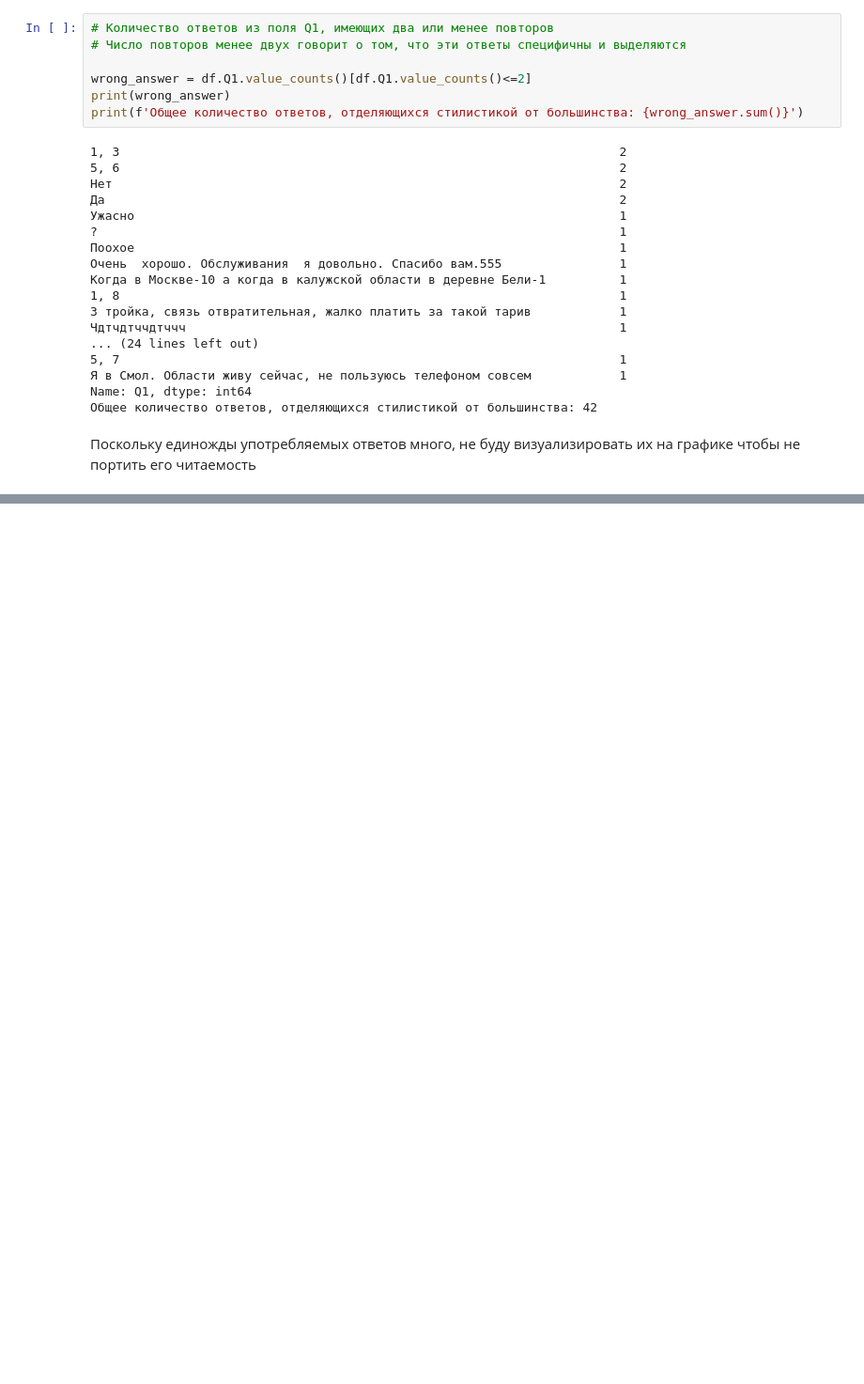
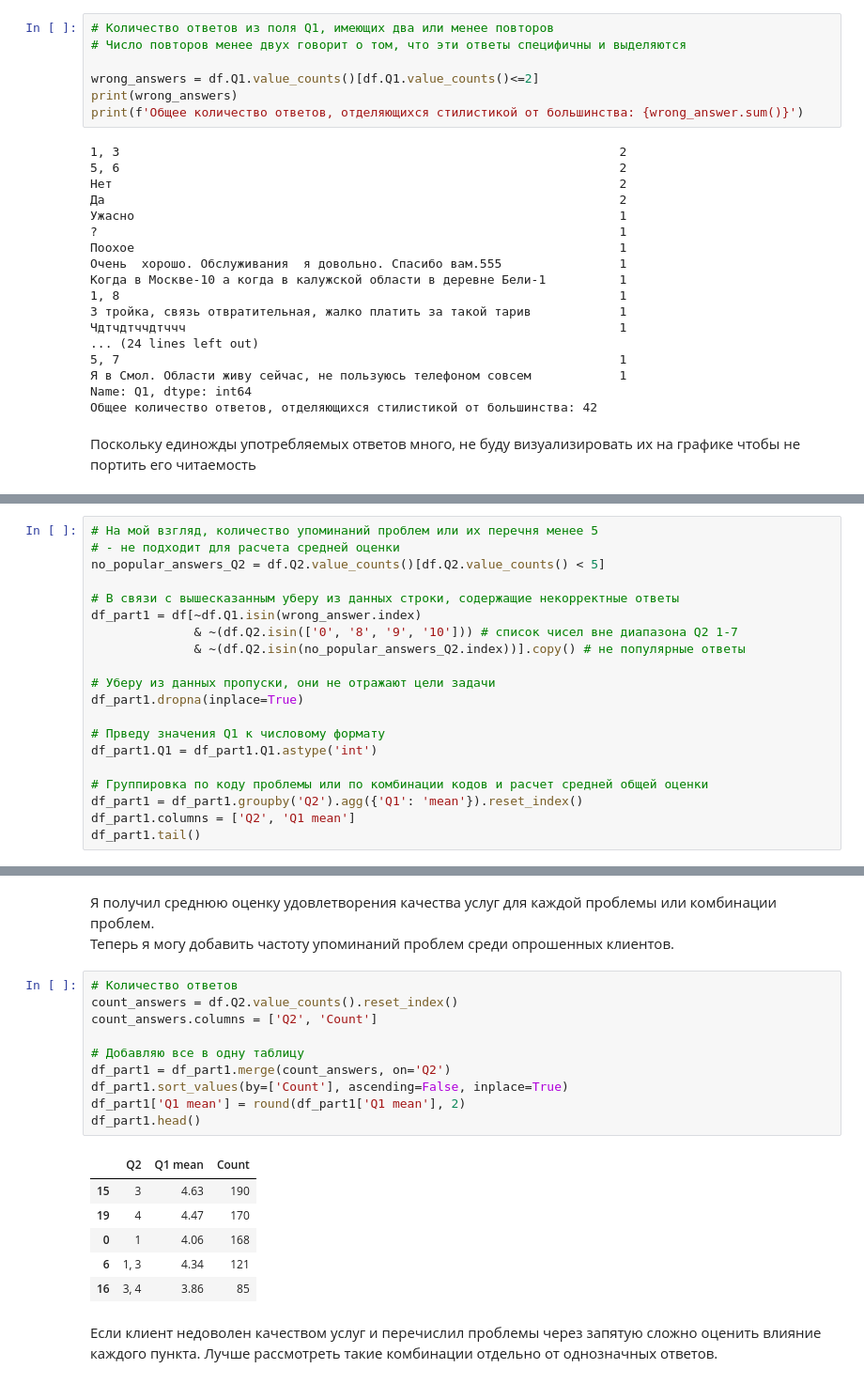
Before and after one commit to Egor-Siemens/Diploma_in_Data_Analytics, a Jupyter notebook: Graduate_work.ipynb, the cells around one changed output, grey strips where cells are left out. Shown: that part at 94% size. Saved outputs shown, nothing was run; the diff lists cells and outputs as text; blank space fills up the shorter version.

Commit message:
added section 3 on part 1

```diff
--- a/Graduate_work.ipynb
+++ b/Graduate_work.ipynb
@@ -198,8 +203,8 @@ memory usage: 267.6+ KB
 # Количество ответов из поля Q1, имеющих два или менее повторов
 # Число повторов менее двух говорит о том, что эти ответы специфичны и выделяются
 
-wrong_answer = df.Q1.value_counts()[df.Q1.value_counts()<=2]
-print(wrong_answer)
+wrong_answers = df.Q1.value_counts()[df.Q1.value_counts()<=2]
+print(wrong_answers)
 print(f'Общее количество ответов, отделяющихся стилистикой от большинства: {wrong_answer.sum()}')
 # %% [output]
 1, 3                                                                    2
@@ -275,0 +302,20 @@ fig.show()
+# %%
+# На мой взгляд, количество упоминаний проблем или их перечня менее 5
+# - не подходит для расчета средней оценки
+no_popular_answers_Q2 = df.Q2.value_counts()[df.Q2.value_counts() < 5]
+
+# В связи с вышесказанным уберу из данных строки, содержащие некорректные ответы
+df_part1 = df[~df.Q1.isin(wrong_answer.index)
+              & ~(df.Q2.isin(['0', '8', '9', '10'])) # список чисел вне диапазона Q2 1-7
+              & ~(df.Q2.isin(no_popular_answers_Q2.index))].copy() # не популярные ответы
+
+# Уберу из данных пропуски, они не отражают цели задачи
+df_part1.dropna(inplace=True)
+
+# Прведу значения Q1 к числовому формату
+df_part1.Q1 = df_part1.Q1.astype('int')
+
+# Группировка по коду проблемы или по комбинации кодов и расчет средней общей оценки
+df_part1 = df_part1.groupby('Q2').agg({'Q1': 'mean'}).reset_index()
+df_part1.columns = ['Q2', 'Q1 mean']
+df_part1.tail()
@@ -275,0 +329,22 @@ fig.show()
+# %% [markdown]
+Я получил среднюю оценку удовлетворения качества услуг для каждой проблемы или комбинации проблем.<br>
+Теперь я могу добавить частоту упоминаний проблем среди опрошенных клиентов.
+# %%
+# Количество ответов
+count_answers = df.Q2.value_counts().reset_index()
+count_answers.columns = ['Q2', 'Count']
+
+# Добавляю все в одну таблицу
+df_part1 = df_part1.merge(count_answers, on='Q2')
+df_part1.sort_values(by=['Count'], ascending=False, inplace=True)
+df_part1['Q1 mean'] = round(df_part1['Q1 mean'], 2)
+df_part1.head()
+# %% [output]
+|  | Q2 | Q1 mean | Count |
+| 15 | 3 | 4.63 | 190 |
+| 19 | 4 | 4.47 | 170 |
+| 0 | 1 | 4.06 | 168 |
+| 6 | 1, 3 | 4.34 | 121 |
+| 16 | 3, 4 | 3.86 | 85 |
+# %% [markdown]
+Если клиент недоволен качеством услуг и перечислил проблемы через запятую сложно оценить влияние каждого пункта. Лучше рассмотреть такие комбинации отдельно от однозначных ответов.
```
Also changed, not shown: parts of 12 cells of this notebook.
